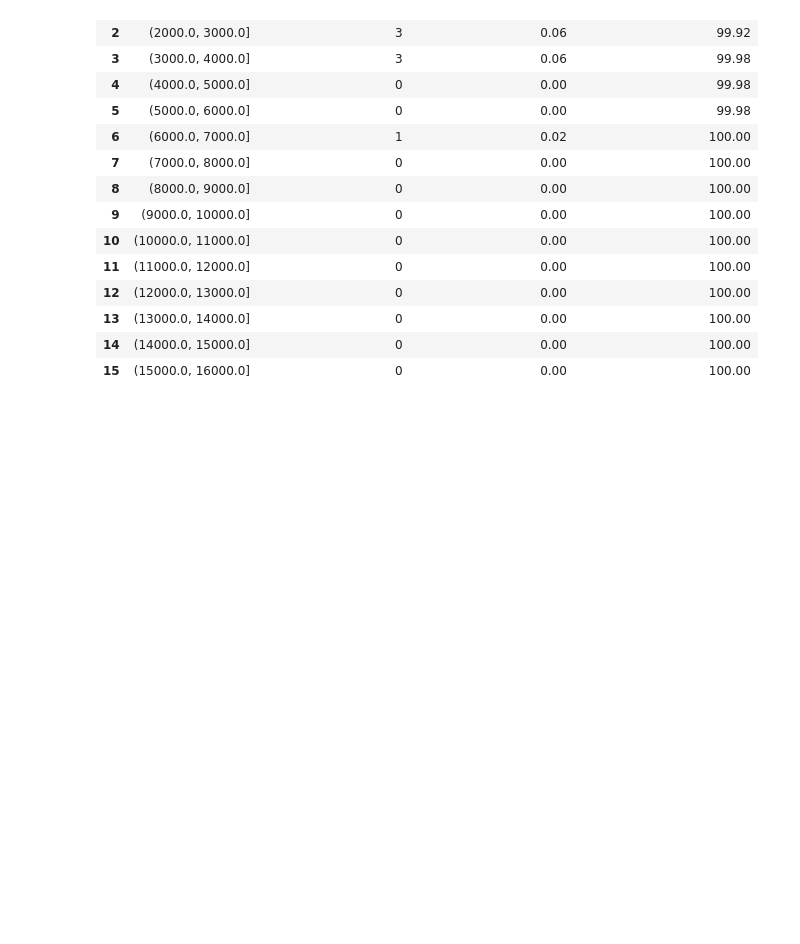
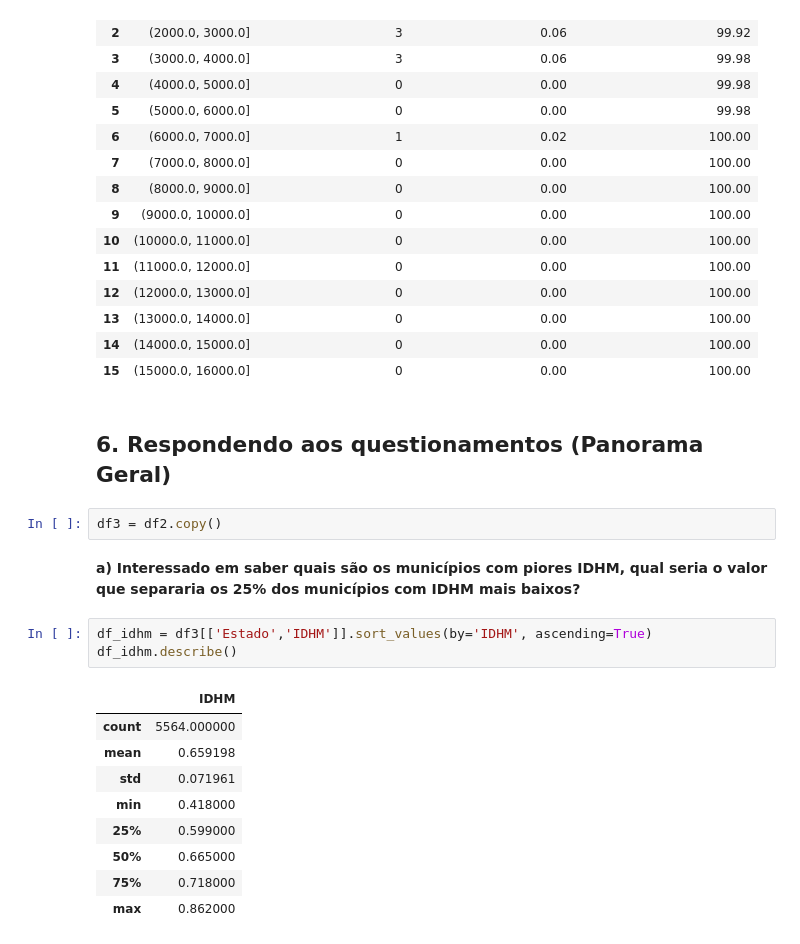
Before and after one commit to ricardo-paganini/Analytics-IDHMBrasil, a Jupyter notebook: Analytics-IDHM.ipynb, the cells around one changed output. Drawn from its saved outputs; the diff is of its cells as text; blank space fills up the shorter version.

```diff
--- a/Analytics-IDHM.ipynb
+++ b/Analytics-IDHM.ipynb
@@ -330,3 +324,22 @@ h.frequencias_num(df2,'COMP_P',1000)
 | 13 | (13000.0, 14000.0] | 0 | 0.00 | 100.00 |
 | 14 | (14000.0, 15000.0] | 0 | 0.00 | 100.00 |
 | 15 | (15000.0, 16000.0] | 0 | 0.00 | 100.00 |
+# %% [markdown]
+## 6. Respondendo aos questionamentos (Panorama Geral)
+# %%
+df3 = df2.copy()
+# %% [markdown]
+**a) Interessado em saber quais são os municípios com piores IDHM, qual seria o valor que separaria os 25% dos municípios com IDHM mais baixos?**
+# %%
+df_idhm = df3[['Estado','IDHM']].sort_values(by='IDHM', ascending=True)
+df_idhm.describe()
+# %% [output]
+|  | IDHM |
+| count | 5564.000000 |
+| mean | 0.659198 |
+| std | 0.071961 |
+| min | 0.418000 |
+| 25% | 0.599000 |
+| 50% | 0.665000 |
+| 75% | 0.718000 |
+| max | 0.862000 |
```
Also changed, not shown: parts of 14 cells of this notebook.
